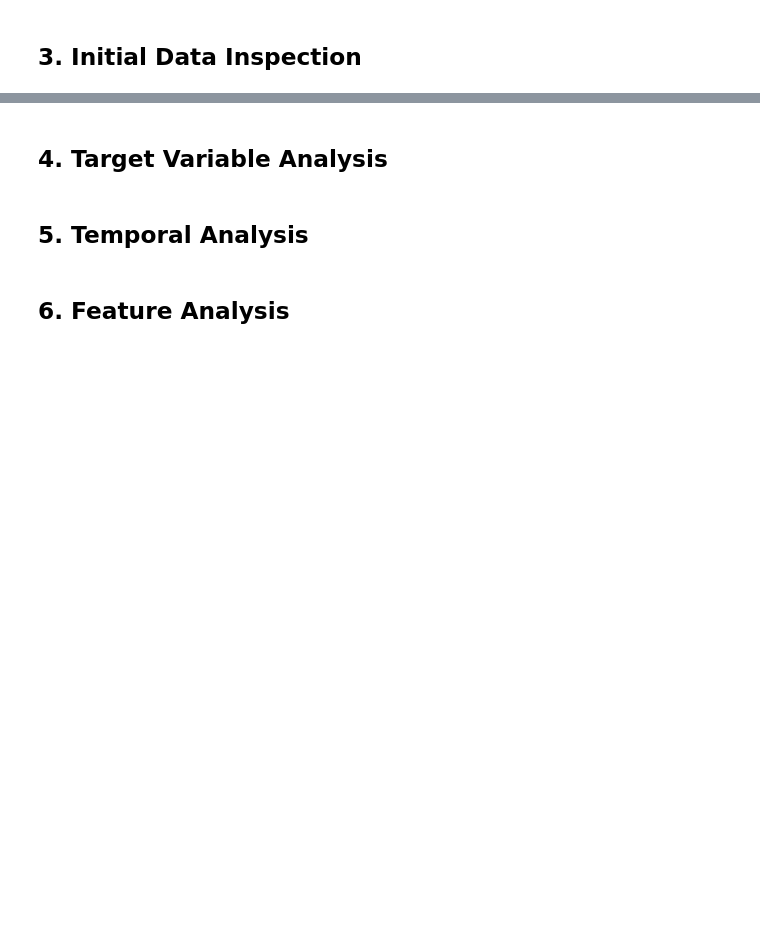
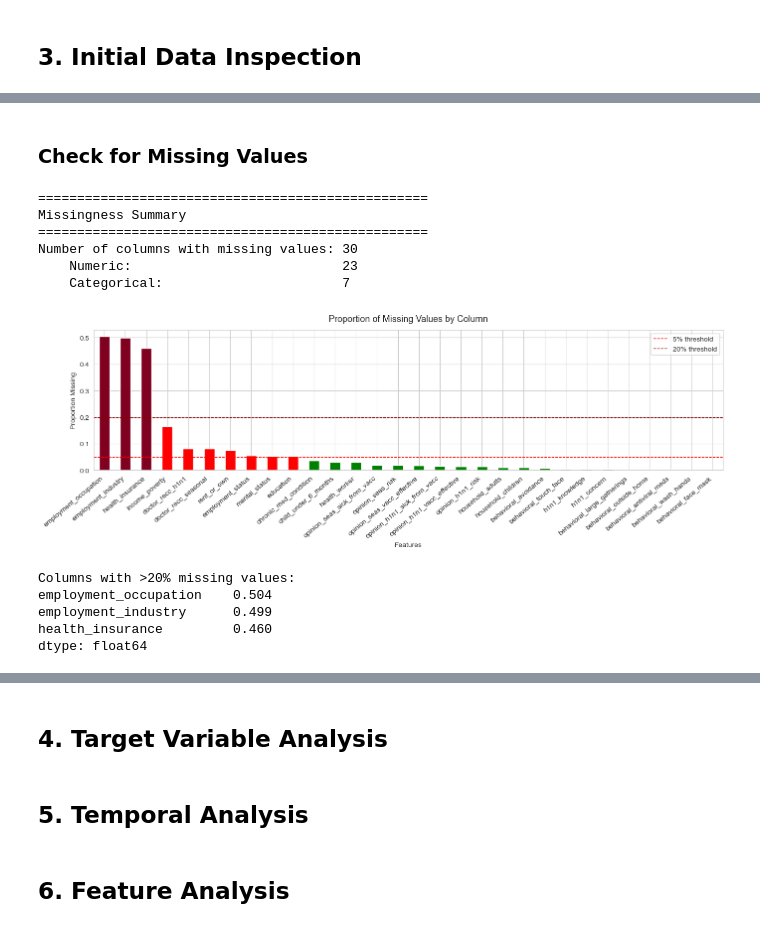
Before and after one commit to jarretangbazo/Flu-Shot-Learning, a Jupyter notebook: notebooks/01_eda.ipynb, the cells around one changed output, grey strips where cells are left out. Cells and saved outputs as stored; diff of their text form; code cells hidden in the pictures; blank space fills up the shorter version.

Commit message:
EDA: Missingness analysis

```diff
--- a/notebooks/01_eda.ipynb
+++ b/notebooks/01_eda.ipynb
@@ -206,0 +204,61 @@ dtype: object
+# %% [markdown]
+### Check for Missing Values
+# %%
+TARGET_COLS = ['h1n1_vaccine', 'seasonal_vaccine']
+ID_COL = 'respondent_id'
+
+# Columns with at least one missing value
+cols_with_missing = [
+    c for c in flu_train_merged.columns if flu_train_merged[c].isnull().any() and c not in TARGET_COLS + [ID_COL]
+]
+
+numeric_missing = [c for c in cols_with_missing if flu_train_merged[c].dtype in ['int64', 'float64']]
+categorical_missing = [c for c in cols_with_missing if flu_train_merged[c].dtype == 'object']
+
+print("=" * 50)
+print("Missingness Summary")
+print("=" * 50)
+print(f"Number of columns with missing values: {len(cols_with_missing)}")
+print(f"    Numeric:                           {len(numeric_missing)}")
+print(f"    Categorical:                       {len(categorical_missing)}")
+# %% [output]
+==================================================
+Missingness Summary
+==================================================
+Number of columns with missing values: 30
+    Numeric:                           23
+    Categorical:                       7
+# %%
+# Missing Value Bar Chart
+# Shows the proportion of missing values per column
+fig, ax = plt.subplots(figsize=(14, 5))
+
+missing_pct = (flu_train_merged[cols_with_missing].isnull().mean().sort_values(ascending=False))
+
+colors = ['#800020' if v > 0.20 else '#FF0000' if v > 0.05 else '#008000' for v in missing_pct]
+missing_pct.plot(kind='bar', ax=ax, color=colors, edgecolor='white')
+#plt.figure(figsize=(14, 5))
+#missing_pct = (flu_train_merged.isnull().sum() / len(flu_train_merged)).sort_values(ascending=False)
+#missing_pct = missing_pct[missing_pct > 0]          # Filter to show only columns with missing values
+
+#missing_pct.plot(kind = 'bar', color = '#ED7D31', edgecolor = 'white')
+ax.axhline(0.05, color='red', linestyle='--', linewidth=1, label='5% threshold')
+ax.axhline(0.20, color='darkred', linestyle='--', linewidth=1, label='20% threshold')
+ax.set_title('Proportion of Missing Values by Column', fontsize=13, pad=12)
+ax.set_ylabel('Proportion Missing')
+ax.set_xlabel('Features')
+ax.set_xticklabels(ax.get_xticklabels(), rotation=40, ha='right')
+ax.legend()
+plt.tight_layout()
+plt.savefig('../reports/figures/missing_01_missing_value_bar_chart.png', dpi=150)
+plt.show()
+
+print("Columns with >20% missing values:")
+print(missing_pct[missing_pct > 0.20].round(3))
+# %% [output]
+[figure, added]
+Columns with >20% missing values:
+employment_occupation    0.504
+employment_industry      0.499
+health_insurance         0.460
+dtype: float64
```
Also changed, not shown: parts of 8 cells of this notebook, 5 other files.
